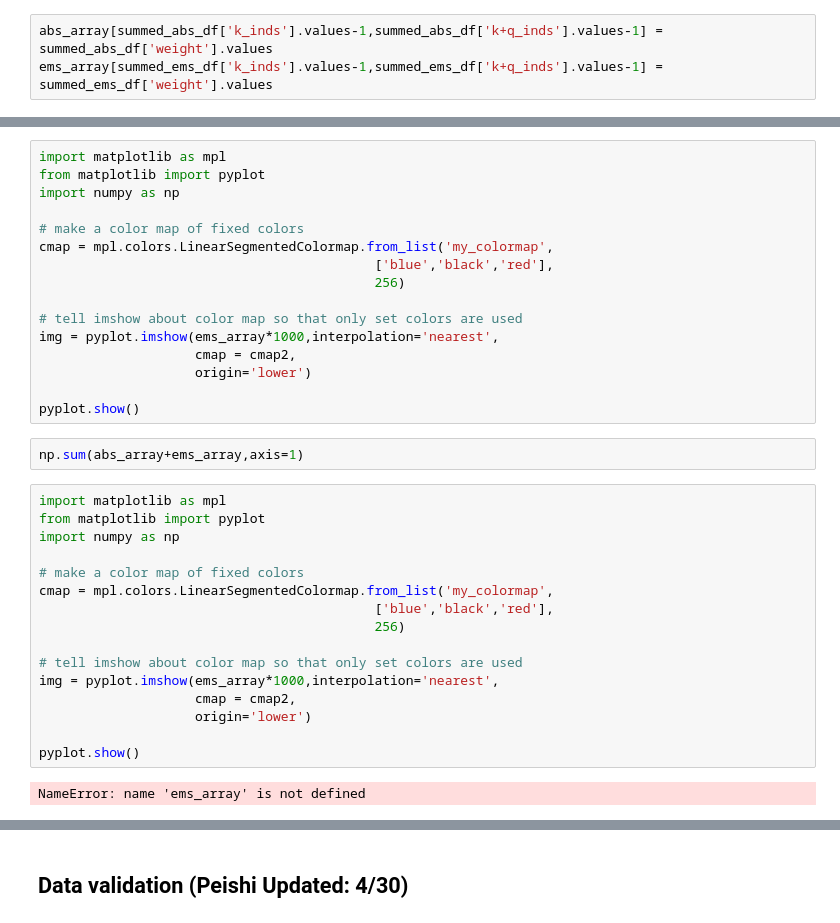
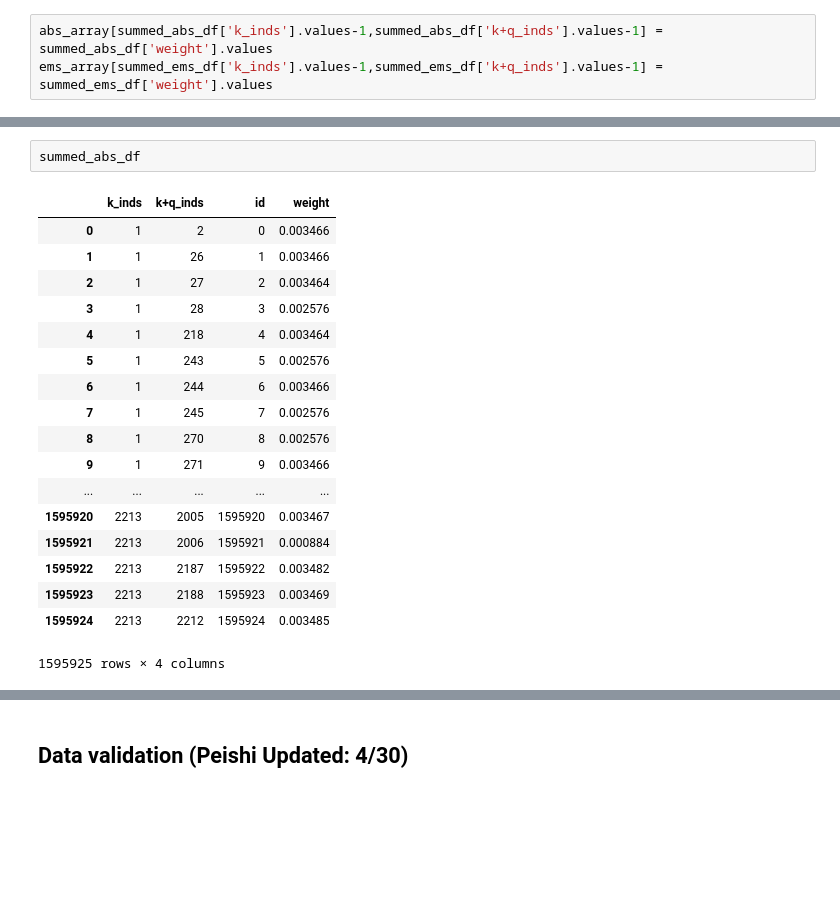
Before and after one commit to alexanderychoi/linear_boltzmann, a Jupyter notebook: data_processing_4_19.ipynb, the cells around one changed output, grey strips where cells are left out. Cells and saved outputs as stored; diff of their text form; blank space fills up the shorter version.

```diff
--- a/data_processing_4_19.ipynb
+++ b/data_processing_4_19.ipynb
@@ -1208,36 +1216,21 @@ plt.show()
-# %%
-import matplotlib as mpl
-from matplotlib import pyplot
-import numpy as np
-
-# make a color map of fixed colors
-cmap = mpl.colors.LinearSegmentedColormap.from_list('my_colormap',
-                                           ['blue','black','red'],
-                                           256)
-
-# tell imshow about color map so that only set colors are used
-img = pyplot.imshow(ems_array*1000,interpolation='nearest',
-                    cmap = cmap2,
-                    origin='lower')
-
-pyplot.show()
-# %%
-np.sum(abs_array+ems_array,axis=1)
-# %%
-import matplotlib as mpl
-from matplotlib import pyplot
-import numpy as np
-
-# make a color map of fixed colors
-cmap = mpl.colors.LinearSegmentedColormap.from_list('my_colormap',
-                                           ['blue','black','red'],
-                                           256)
-
-# tell imshow about color map so that only set colors are used
-img = pyplot.imshow(ems_array*1000,interpolation='nearest',
-                    cmap = cmap2,
-                    origin='lower')
-
-pyplot.show()
-# %% [output]
-NameError: name 'ems_array' is not defined
+# %%
+summed_abs_df
+# %% [output]
+|  | k_inds | k+q_inds | id | weight |
+| 0 | 1 | 2 | 0 | 0.003466 |
+| 1 | 1 | 26 | 1 | 0.003466 |
+| 2 | 1 | 27 | 2 | 0.003464 |
+| 3 | 1 | 28 | 3 | 0.002576 |
+| 4 | 1 | 218 | 4 | 0.003464 |
+| 5 | 1 | 243 | 5 | 0.002576 |
+| 6 | 1 | 244 | 6 | 0.003466 |
+| 7 | 1 | 245 | 7 | 0.002576 |
+| 8 | 1 | 270 | 8 | 0.002576 |
+| 9 | 1 | 271 | 9 | 0.003466 |
+| ... | ... | ... | ... | ... |
+| 1595920 | 2213 | 2005 | 1595920 | 0.003467 |
+| 1595921 | 2213 | 2006 | 1595921 | 0.000884 |
+| 1595922 | 2213 | 2187 | 1595922 | 0.003482 |
+| 1595923 | 2213 | 2188 | 1595923 | 0.003469 |
+| 1595924 | 2213 | 2212 | 1595924 | 0.003485 |
+1595925 rows × 4 columns
```
Also changed, not shown: parts of 29 cells of this notebook.
